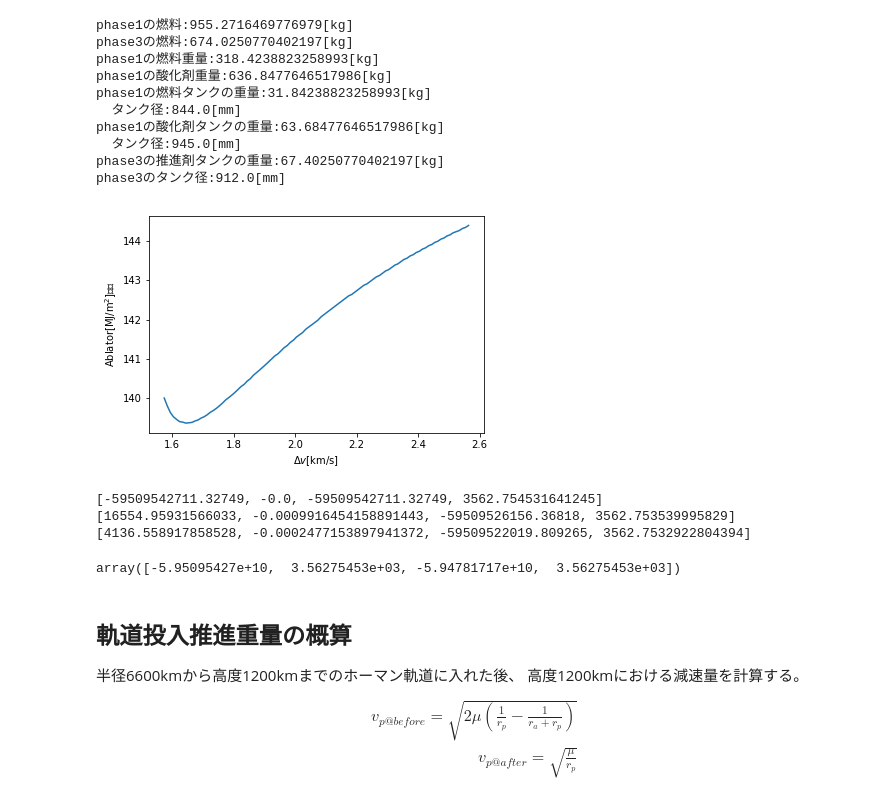
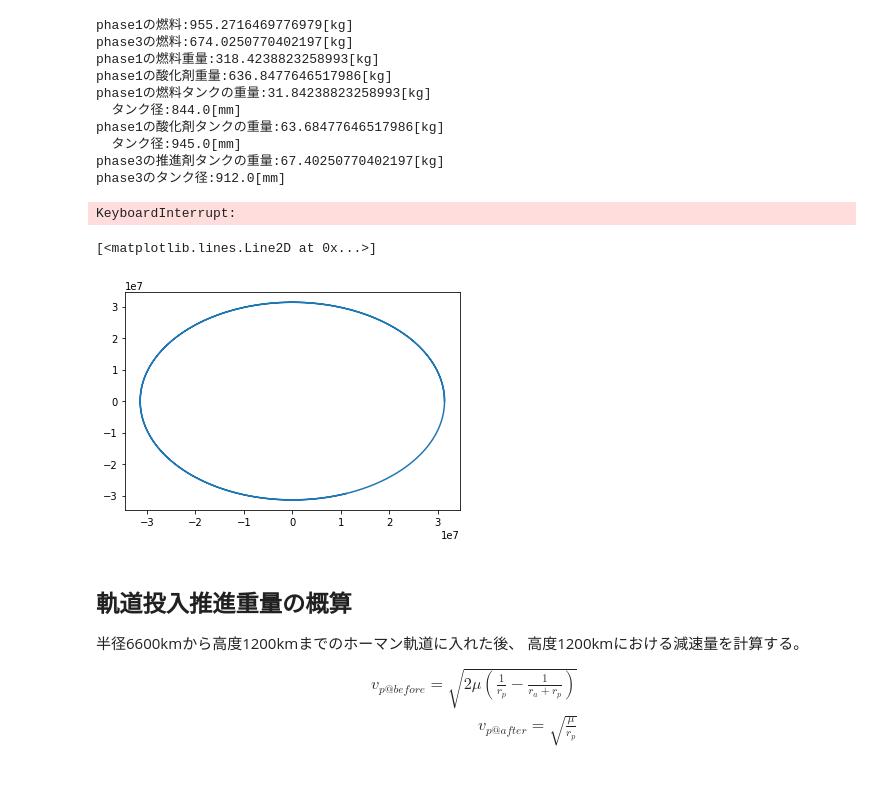
Before and after one commit to kminoda/seed_bank_in_space, a Jupyter notebook: src/delta_v_simu.ipynb, the cells around one changed output. Saved outputs shown, nothing was run; the diff lists cells and outputs as text; code cells hidden in the pictures.

```diff
--- a/src/delta_v_simu.ipynb
+++ b/src/delta_v_simu.ipynb
@@ -31,7 +31,7 @@ PI = np.pi
 J2 = 1082.628*10**(-6)#J2帯状調和関数係数
 R_e = 6
 
-G = 9.81 #重力加速度[m/s^2]
+g = 9.81 #重力加速度[m/s^2]
 R_earth = 6378 #地球の半径[km]
 SCALE_HEIGHT = 8.432#スケールハイト[km]
 RHO_0 = 1.225#標準大気密度[kg/m^3]
@@ -62,8 +62,8 @@ print(delta_sun)
 def dominant_eq(D,L,gamma,v,r, M):
     gamma_rad = np.deg2rad(gamma)
     dot_r = v*np.sin(gamma_rad)
-    dot_v = -D/M*10**3-G*np.sin(gamma_rad)*10**(-3)
-    dotgamma_rad = L/(M*v)*10**3-G*np.cos(gamma_rad)/v*10**(-3)+v*np.cos(gamma_rad)/r
+    dot_v = -D/M*10**3-g*np.sin(gamma_rad)*10**(-3)
+    dotgamma_rad = L/(M*v)*10**3-g*np.cos(gamma_rad)/v*10**(-3)+v*np.cos(gamma_rad)/r
     dot_gamma = np.rad2deg(dotgamma_rad)
     return dot_r,dot_v,dot_gamma
 
@@ -434,7 +434,7 @@ plt.ylabel("Ablator$\mathrm{[MJ/m^2]}$重量")
 plt.savefig("../output/mass_ablator.png")
 plt.show()
 # %% [output]
-[figure, removed]
+KeyboardInterrupt:
 # %%
 def get_DDr(r,t):
     CR = 1
@@ -451,42 +451,47 @@ def get_DDr(r,t):
 
     r = np.array(r)
     Fs = -CR*Phi*A/c/m*e
-    Fe = -G*M_earth*r/(np.linalg.norm(r)**3)
-    DDr = (Fs + Fe)
-    return (Fe).tolist()
+    Fe = -G_grav*M_earth*r/(np.linalg.norm(r)**3)
+    DDr = Fs + Fe
+    return DDr.tolist()
 
 def get_dotx(x,t,dt):
     DDr = get_DDr([x[2],x[3]],t)
     Dr = [x[0] + DDr[0]*dt, x[1] + DDr[1]*dt]
     return [DDr[0],DDr[1],Dr[0],Dr[1]]
 
-def solve_eq(x_init,dotx,dt,nsteps):
+def solve_eq(x_init,dotx,dt,nsteps,rungekutta=False):
     t = [dt*i for i in range(nsteps)]
     x = [x_init]
-    for i in range(nsteps):
-        x_temp = x[i]
-        Dx = dotx(x_temp,t[0],dt)
-        print(Dx)
-        x.append((np.array(x_temp) + np.array(Dx)*dt).tolist())
+    x_temp = x_init
+    if rungekutta:
+        for i in range(nsteps):
+            k1 = np.array(dotx(x_temp,t[i],dt))
+            k2 = np.array(dotx((np.array(x_temp) + k1/2*dt).tolist(),t[i],dt))
+            k3 = np.array(dotx((np.array(x_temp) + k2/2*dt).tolist(),t[i],dt))
+            k4 = np.array(dotx((np.array(x_temp) + k3*dt).tolist(),t[i],dt))
+            x_temp = (np.array(x_temp) + (k1+2*k2+2*k3+k4)*dt).tolist()
+            x.append(x_temp)
+    else:
+        for i in range(nsteps):
+            k1 = np.array(dotx(x_temp,t[i],dt))
+            x_temp = (np.array(x_temp) + (k1)*dt).tolist()
+            x.append(x_temp)
     return x
 # %%
 dt = 1
-nsteps = 3
+nsteps = 100000
 G_grav = 6.67e-11
 M_earth = 5.97e24
 
 x_init = [0,np.sqrt(G_grav*M_earth/31371000),31371000,0]
 x = solve_eq(x_init,get_dotx,dt,nsteps)
-# %% [output]
-[-59509542711.32749, -0.0, -59509542711.32749, 3562.754531641245]
-[16554.95931566033, -0.0009916454158891443, -59509526156.36818, 3562.753539995829]
-[4136.558917858528, -0.0002477153897941372, -59509522019.809265, 3562.7532922804394]
 # %%
 x = np.array(x)
-#plt.plot(x[:,2],x[:,3])
-x[1]
+plt.plot(x[:,2],x[:,3])
 # %% [output]
-array([-5.95095427e+10,  3.56275453e+03, -5.94781717e+10,  3.56275453e+03])
+[<matplotlib.lines.Line2D at 0x...>]
+[figure, added]
 # %% [markdown]
 ## 軌道投入推進重量の概算
 半径6600kmから高度1200kmまでのホーマン軌道に入れた後、
```
